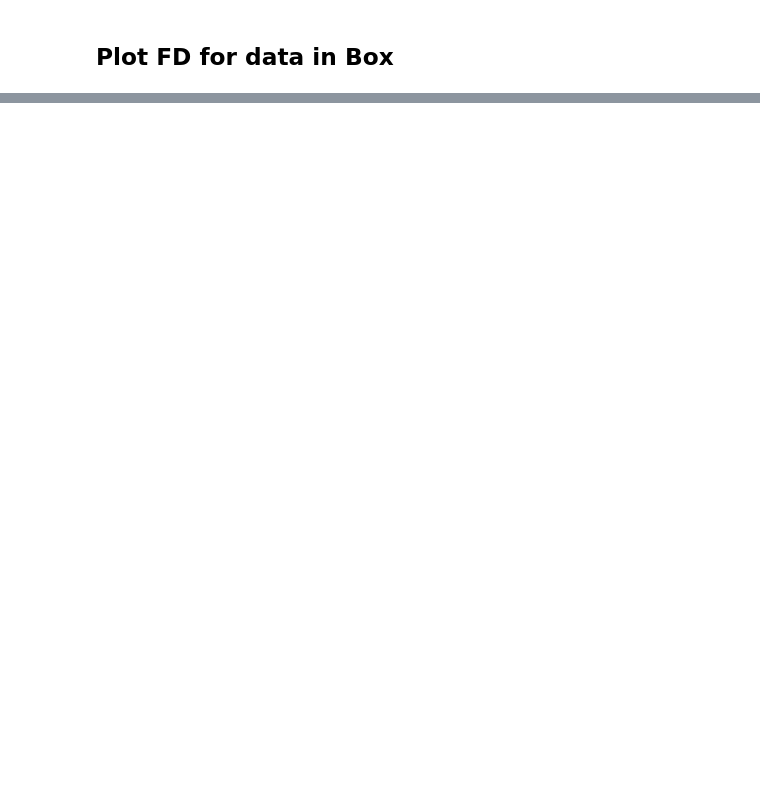
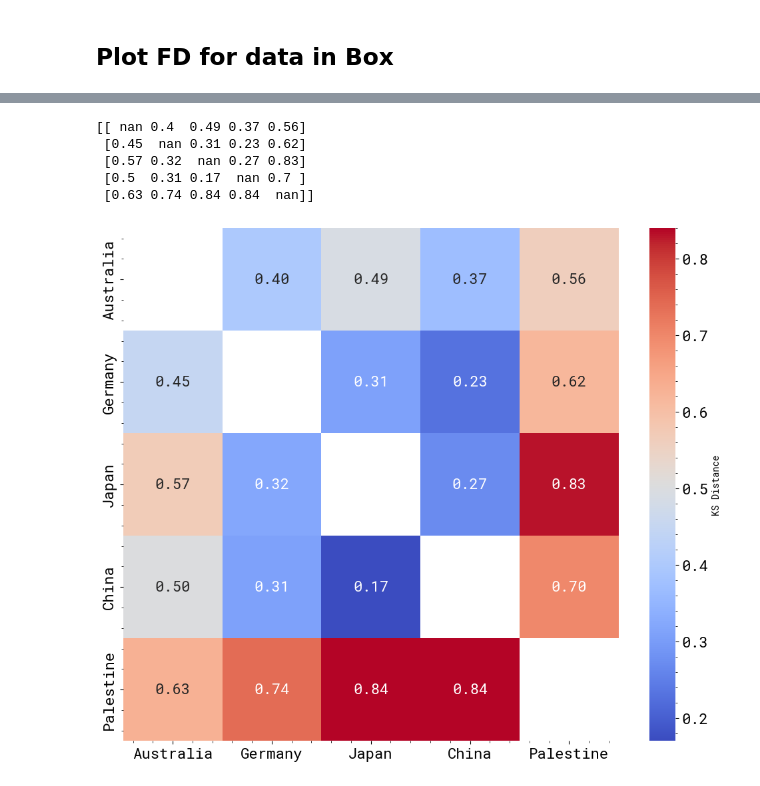
Before and after one commit to PedestrianDynamics/gender-experiments, a Jupyter notebook: notebooks/fundamental_diagram.ipynb, the cells around one changed output, grey strips where cells are left out. Cells and saved outputs as stored; diff of their text form; code cells hidden in the pictures; blank space fills up the shorter version.

```diff
--- a/notebooks/fundamental_diagram.ipynb
+++ b/notebooks/fundamental_diagram.ipynb
@@ -300,0 +946,55 @@ plt.show()
+# %%
+# KS distances between countries for the female population
+ks_distances_female = np.array(
+    [
+        [np.nan, 0.45, 0.57, 0.50, 0.63],
+        [np.nan, np.nan, 0.32, 0.31, 0.74],
+        [np.nan, np.nan, np.nan, 0.17, 0.84],
+        [np.nan, np.nan, np.nan, np.nan, 0.84],
+        [np.nan, np.nan, np.nan, np.nan, np.nan],
+    ]
+)
+# KS distances for the male population
+ks_distances_male = np.array(
+    [
+        [np.nan, 0.40, 0.49, 0.37, 0.56],
+        [0.40, np.nan, 0.31, 0.23, 0.62],
+        [0.49, 0.31, np.nan, 0.27, 0.83],
+        [0.37, 0.23, 0.27, np.nan, 0.70],
+        [0.56, 0.62, 0.83, 0.70, np.nan],
+    ]
+)
+
+# Combining male and female KS distances into a symmetric matrix
+# Upper triangle (including diagonal): Male
+# Lower triangle: Female
+combined_ks_distances = np.triu(ks_distances_male, k=0) + np.tril(
+    ks_distances_female.T, k=-1
+)
+print(combined_ks_distances)
+countries_female = ['Australia', 'Germany', 'Japan', 'China', 'Palestine']
+# Plotting the combined heatmap
+plt.figure(figsize=(12, 10))
+ax = sns.heatmap(
+    combined_ks_distances,
+    annot=True,
+    fmt=".2f",
+    cmap="coolwarm",
+    xticklabels=countries_female,
+    yticklabels=countries_female,
+    cbar_kws={"label": "KS Distance"},
+   annot_kws={'size':16}
+)
+cbar = ax.collections[0].colorbar
+cbar.ax.tick_params(labelsize=16)
+# plt.title('Combined KS Distance Heatmap (Upper: Male, Lower: Female)')
+plt.xticks(size=16)  # Larger x-axis labels
+plt.yticks(size=16)  # Larger y-axis labels
+plt.savefig("FD/KS_distance_heatmap_male_female.pdf", dpi=100)
+# %% [output]
+[[ nan 0.4  0.49 0.37 0.56]
+ [0.45  nan 0.31 0.23 0.62]
+ [0.57 0.32  nan 0.27 0.83]
+ [0.5  0.31 0.17  nan 0.7 ]
+ [0.63 0.74 0.84 0.84  nan]]
+[figure, added]
```
Also changed, not shown: parts of 31 cells of this notebook, 3 other files.
